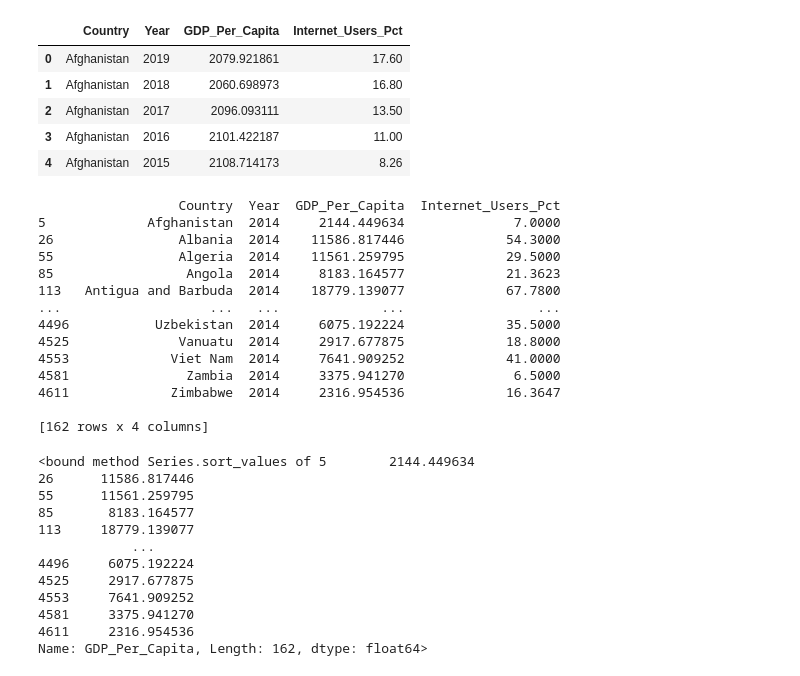
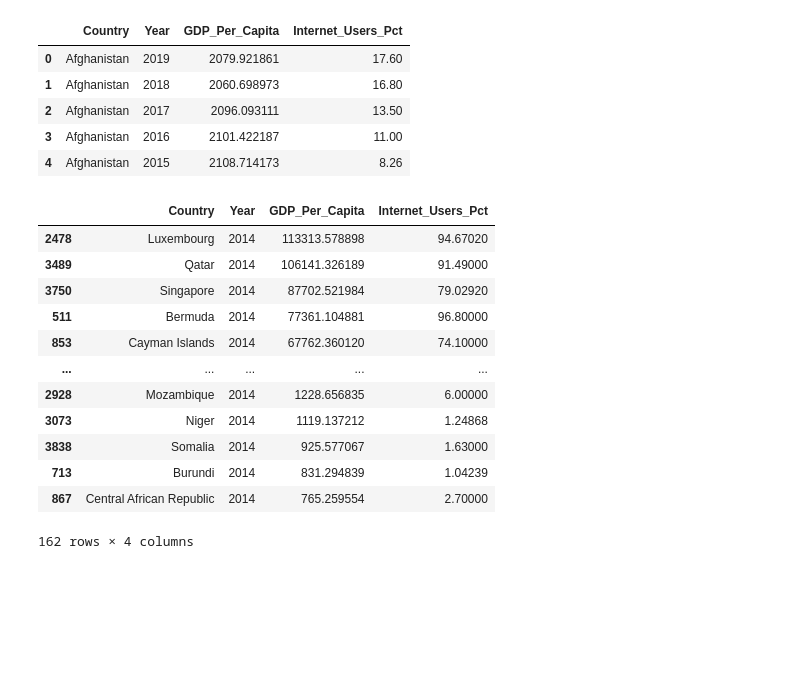
Before and after one commit to NSS-Data-Analytics-Cohort-12/un-python-HaylieCannon, a Jupyter notebook: notebooks/unproject.ipynb, the cells around one changed output. Drawn from its saved outputs; the diff is of its cells as text; code cells hidden in the pictures; blank space fills up the shorter version.

```diff
--- a/notebooks/unproject.ipynb
+++ b/notebooks/unproject.ipynb
@@ -498,34 +496,19 @@ gdp_and_internet_use.head()
 # these three countries. What do you notice?
 # %%
 gdp_and_internet_use_2014 = gdp_and_internet_use[gdp_and_internet_use["Year"] == 2014]
-print(gdp_and_internet_use_2014)
-# %% [output]
-                  Country  Year  GDP_Per_Capita  Internet_Users_Pct
-5             Afghanistan  2014     2144.449634              7.0000
-26                Albania  2014    11586.817446             54.3000
-55                Algeria  2014    11561.259795             29.5000
-85                 Angola  2014     8183.164577             21.3623
-113   Antigua and Barbuda  2014    18779.139077             67.7800
-...                   ...   ...             ...                 ...
-4496           Uzbekistan  2014     6075.192224             35.5000
-4525              Vanuatu  2014     2917.677875             18.8000
-4553             Viet Nam  2014     7641.909252             41.0000
-4581               Zambia  2014     3375.941270              6.5000
-4611             Zimbabwe  2014     2316.954536             16.3647
-
-[162 rows x 4 columns]
 # %%
-gdp_and_internet_use_2014["GDP_Per_Capita"].sort_values
+gdp_and_internet_use_2014.sort_values(by= "GDP_Per_Capita", ascending=False)
 # %% [output]
+|  | Country | Year | GDP_Per_Capita | Internet_Users_Pct |
+| 2478 | Luxembourg | 2014 | 113313.578898 | 94.67020 |
+| 3489 | Qatar | 2014 | 106141.326189 | 91.49000 |
+| 3750 | Singapore | 2014 | 87702.521984 | 79.02920 |
+| 511 | Bermuda | 2014 | 77361.104881 | 96.80000 |
+| 853 | Cayman Islands | 2014 | 67762.360120 | 74.10000 |
+| ... | ... | ... | ... | ... |
+| 2928 | Mozambique | 2014 | 1228.656835 | 6.00000 |
+| 3073 | Niger | 2014 | 1119.137212 | 1.24868 |
+| 3838 | Somalia | 2014 | 925.577067 | 1.63000 |
+| 713 | Burundi | 2014 | 831.294839 | 1.04239 |
+| 867 | Central African Republic | 2014 | 765.259554 | 2.70000 |
-<bound method Series.sort_values of 5        2144.449634
-26      11586.817446
-55      11561.259795
-85       8183.164577
-113     18779.139077
-            ...
-4496     6075.192224
-4525     2917.677875
-4553     7641.909252
-4581     3375.941270
-4611     2316.954536
-Name: GDP_Per_Capita, Length: 162, dtype: float64>
+162 rows × 4 columns
```
Also changed, not shown: parts of 4 cells of this notebook.
